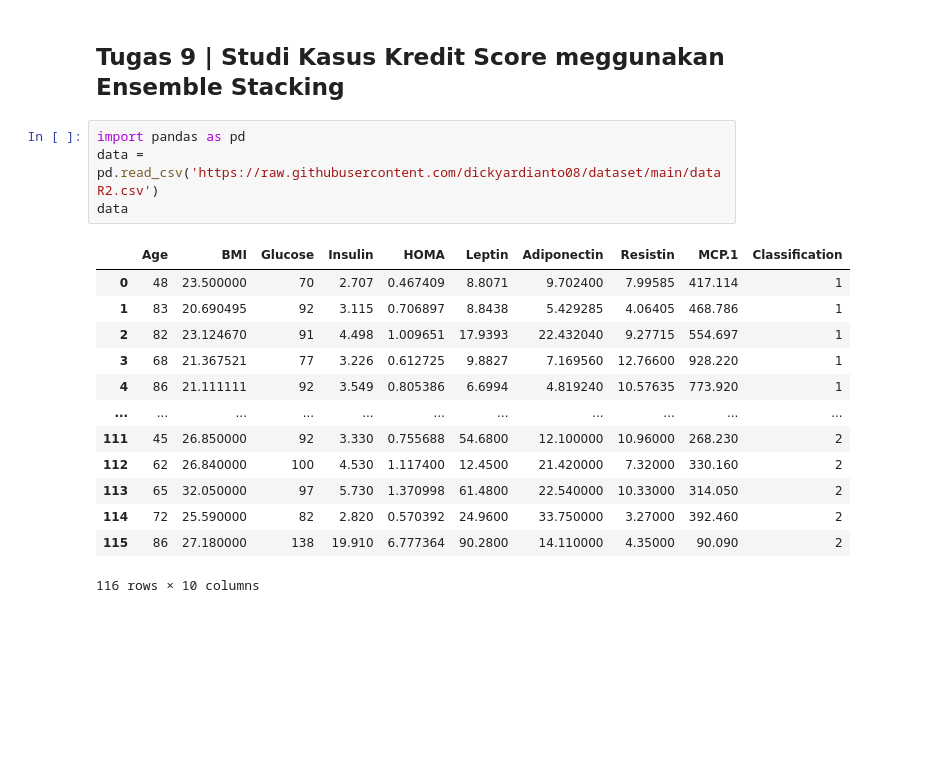
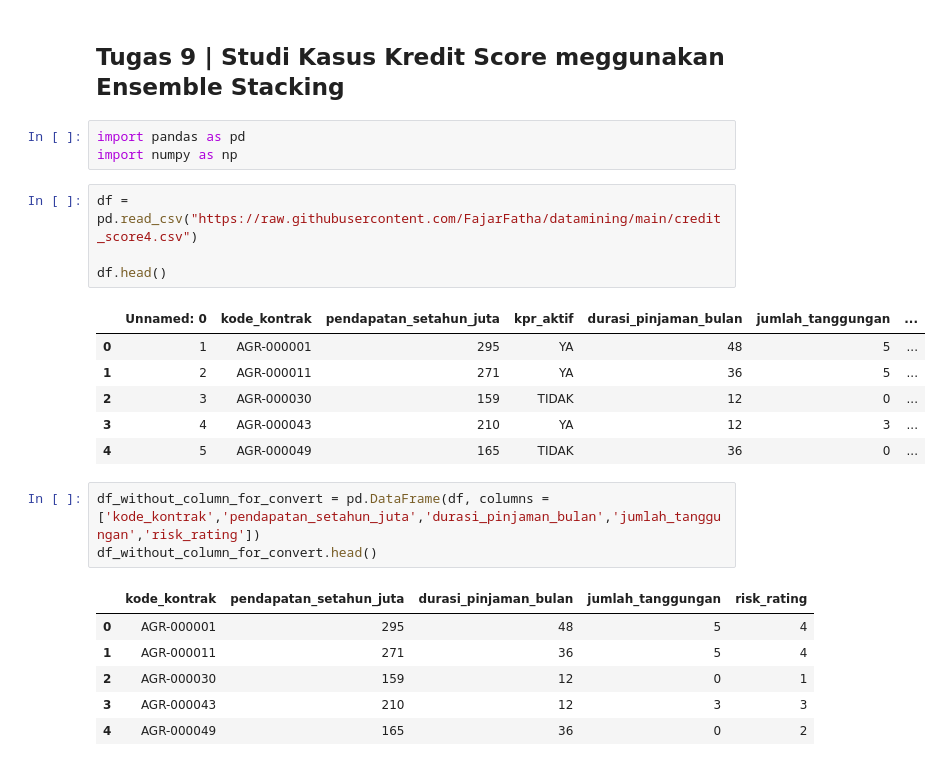
Before and after one commit to dickyardianto08/datamining, a Jupyter notebook: _sources/Tugas9.ipynb, the cells around one changed output. Saved outputs shown, nothing was run; the diff lists cells and outputs as text; blank space fills up the shorter version.

```diff
--- a/_sources/Tugas9.ipynb
+++ b/_sources/Tugas9.ipynb
@@ -1,20 +1,26 @@
 # %% [markdown]
 ## Tugas 9 | Studi Kasus Kredit Score meggunakan Ensemble Stacking
+# %%
+import pandas as pd
+import numpy as np
 # %%
-import pandas as pd
-data = pd.read_csv('https://raw.githubusercontent.com/dickyardianto08/dataset/main/dataR2.csv')
-data
+df = pd.read_csv("https://raw.githubusercontent.com/FajarFatha/datamining/main/credit_score4.csv")
+
+df.head()
 # %% [output]
-|  | Age | BMI | Glucose | Insulin | HOMA | Leptin | Adiponectin | Resistin | MCP.1 | Classification |
-| 0 | 48 | 23.500000 | 70 | 2.707 | 0.467409 | 8.8071 | 9.702400 | 7.99585 | 417.114 | 1 |
-| 1 | 83 | 20.690495 | 92 | 3.115 | 0.706897 | 8.8438 | 5.429285 | 4.06405 | 468.786 | 1 |
-| 2 | 82 | 23.124670 | 91 | 4.498 | 1.009651 | 17.9393 | 22.432040 | 9.27715 | 554.697 | 1 |
-| 3 | 68 | 21.367521 | 77 | 3.226 | 0.612725 | 9.8827 | 7.169560 | 12.76600 | 928.220 | 1 |
-| 4 | 86 | 21.111111 | 92 | 3.549 | 0.805386 | 6.6994 | 4.819240 | 10.57635 | 773.920 | 1 |
-| ... | ... | ... | ... | ... | ... | ... | ... | ... | ... | ... |
-| 111 | 45 | 26.850000 | 92 | 3.330 | 0.755688 | 54.6800 | 12.100000 | 10.96000 | 268.230 | 2 |
-| 112 | 62 | 26.840000 | 100 | 4.530 | 1.117400 | 12.4500 | 21.420000 | 7.32000 | 330.160 | 2 |
-| 113 | 65 | 32.050000 | 97 | 5.730 | 1.370998 | 61.4800 | 22.540000 | 10.33000 | 314.050 | 2 |
-| 114 | 72 | 25.590000 | 82 | 2.820 | 0.570392 | 24.9600 | 33.750000 | 3.27000 | 392.460 | 2 |
-| 115 | 86 | 27.180000 | 138 | 19.910 | 6.777364 | 90.2800 | 14.110000 | 4.35000 | 90.090 | 2 |
+|  | Unnamed: 0 | kode_kontrak | pendapatan_setahun_juta | kpr_aktif | durasi_pinjaman_bulan | jumlah_tanggungan | ... |
+| 0 | 1 | AGR-000001 | 295 | YA | 48 | 5 | ... |
+| 1 | 2 | AGR-000011 | 271 | YA | 36 | 5 | ... |
+| 2 | 3 | AGR-000030 | 159 | TIDAK | 12 | 0 | ... |
+| 3 | 4 | AGR-000043 | 210 | YA | 12 | 3 | ... |
+| 4 | 5 | AGR-000049 | 165 | TIDAK | 36 | 0 | ... |
-116 rows × 10 columns
+# %%
+df_without_column_for_convert = pd.DataFrame(df, columns = ['kode_kontrak','pendapatan_setahun_juta','durasi_pinjaman_bulan','jumlah_tanggungan','risk_rating'])
+df_without_column_for_convert.head()
+# %% [output]
+|  | kode_kontrak | pendapatan_setahun_juta | durasi_pinjaman_bulan | jumlah_tanggungan | risk_rating |
+| 0 | AGR-000001 | 295 | 48 | 5 | 4 |
+| 1 | AGR-000011 | 271 | 36 | 5 | 4 |
+| 2 | AGR-000030 | 159 | 12 | 0 | 1 |
+| 3 | AGR-000043 | 210 | 12 | 3 | 3 |
+| 4 | AGR-000049 | 165 | 36 | 0 | 2 |
```
Also changed, not shown: parts of 17 cells of this notebook, 24 other files.
